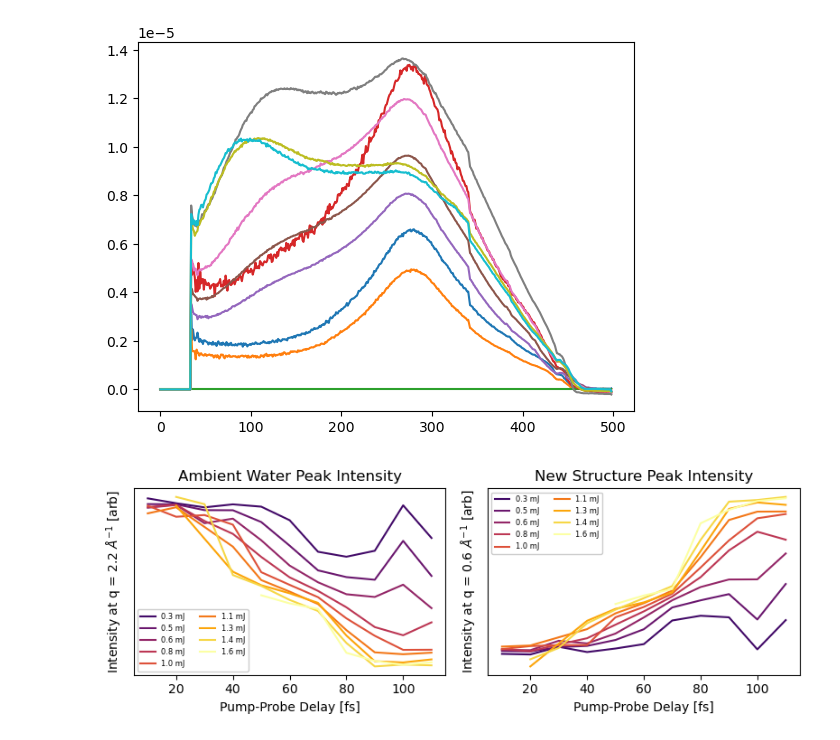
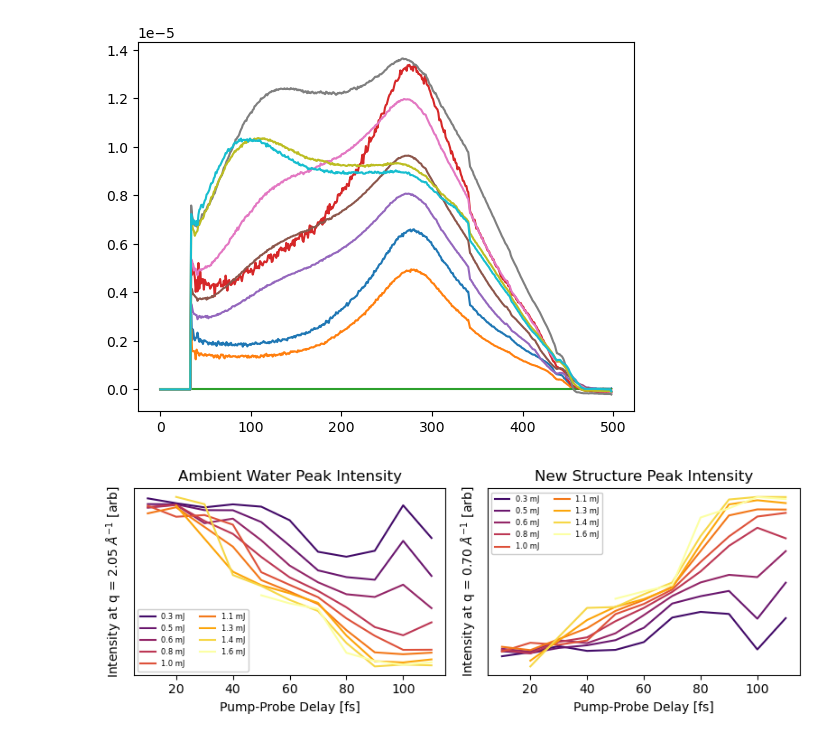
Before and after one commit to tjlane/cxig0715, a Jupyter notebook: figures/figures.ipynb, the cells around one changed output. Saved outputs shown, nothing was run; the diff lists cells and outputs as text; code cells hidden in the pictures.

```diff
--- a/figures/figures.ipynb
+++ b/figures/figures.ipynb
@@ -494,7 +513,7 @@ plt.show()
 ### Plot of power dependence
 # %%
 # --- peak positions to monitor later (in array idx)
-new_peak_pos = 95
+new_peak_pos = 98
 wat_peak_pos = 280
 
 iq_vs_power_data = {}
@@ -562,33 +581,33 @@ for power_index, power in enumerate(pump_powers):
         y[y>0],
         color=cm.inferno(power/pump_powers.max())
     )
 
 
 plt.xlabel('Pump-Probe Delay [fs]')
-plt.ylabel('Intensity at q = 2.2 $\AA^{-1}$ [arb]')
+plt.ylabel('Intensity at q = 2.05 $\AA^{-1}$ [arb]')
 plt.legend(['%.1f mJ' % (float(p) * auc_to_mJ,) for p in pump_powers],
           prop={'size': 6}, ncol=2, framealpha=1.0)
 ax.get_yaxis().set_ticks([])
 
 ax = plt.subplot(122)
 plt.title('New Structure Peak Intensity')
 for power_index, power in enumerate(pump_powers):
 
     y = normalized_time_power_data_stack[:,new_peak_pos,power_index]
     plt.plot(
         time_delays[y>0],
         y[y>0],
         color=cm.inferno(power/pump_powers.max())
     )
 
 plt.xlabel('Pump-Probe Delay [fs]')
 plt.legend(['%.1f mJ' % (float(p) * auc_to_mJ,) for p in pump_powers],
           prop={'size': 6}, ncol=2, framealpha=1.0)
-plt.ylabel('Intensity at q = 0.6 $\AA^{-1}$ [arb]')
+plt.ylabel('Intensity at q = 0.70 $\AA^{-1}$ [arb]')
 ax.get_yaxis().set_ticks([])
 
 plt.tight_layout()
 #plt.savefig('figures/peak_ints_vs_delay-power_%s.pdf' % ds_name)
 plt.show()
 # %% [output]
-[figure, old version]
+[figure, new version]
```
Also changed, not shown: parts of 11 cells of this notebook.
